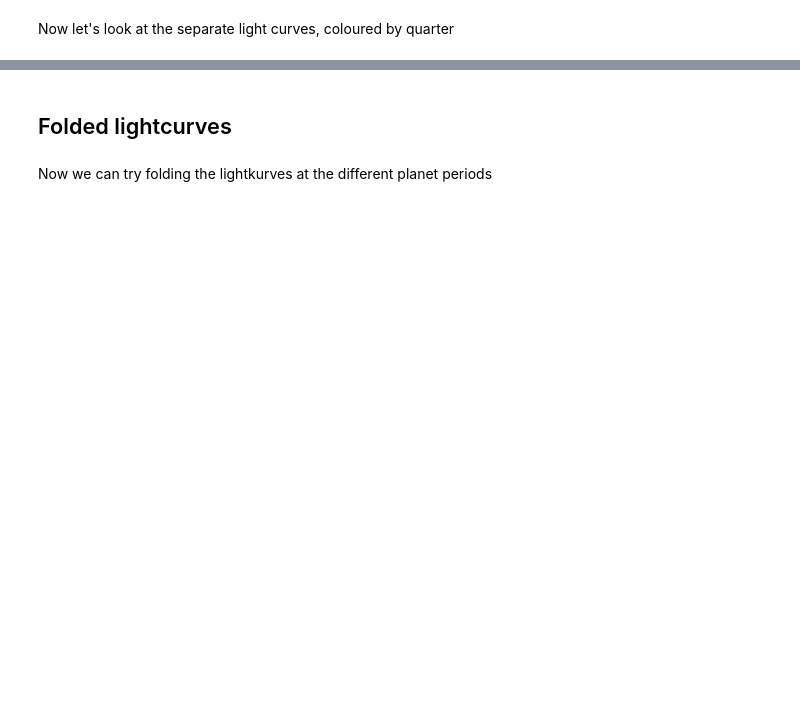
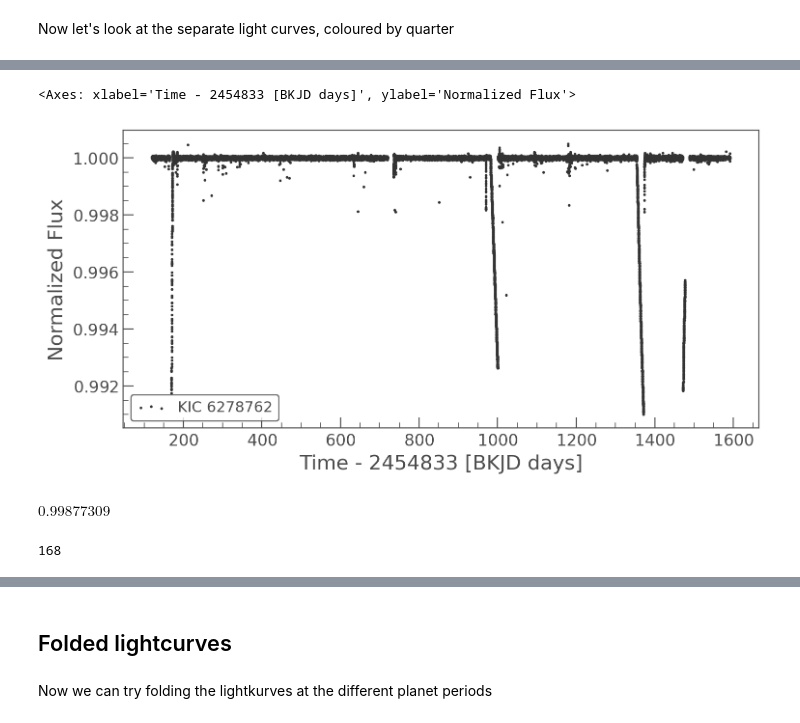
Before and after one commit to TomWagg/radius-valley, a Jupyter notebook: notebooks/Kepler 444.ipynb, the cells around one changed output, grey strips where cells are left out. Drawn from its saved outputs; the diff is of its cells as text; code cells hidden in the pictures; blank space fills up the shorter version.

```diff
--- a/notebooks/Kepler 444.ipynb
+++ b/notebooks/Kepler 444.ipynb
@@ -49,0 +131,13 @@ lc.scatter()
+# %%
+flat_lc.scatter()
+# %% [output]
+<Axes: xlabel='Time - 2454833 [BKJD days]', ylabel='Normalized Flux'>
+[figure, added]
+# %%
+np.median(lc.flux) - 5 * lc.flux.std()
+# %% [output]
+$0.99877309 \; \mathrm{}$
+# %%
+(lc.flux < 0.9995).sum()
+# %% [output]
+168
```
Also changed, not shown: parts of 21 cells of this notebook, 5 other files.
